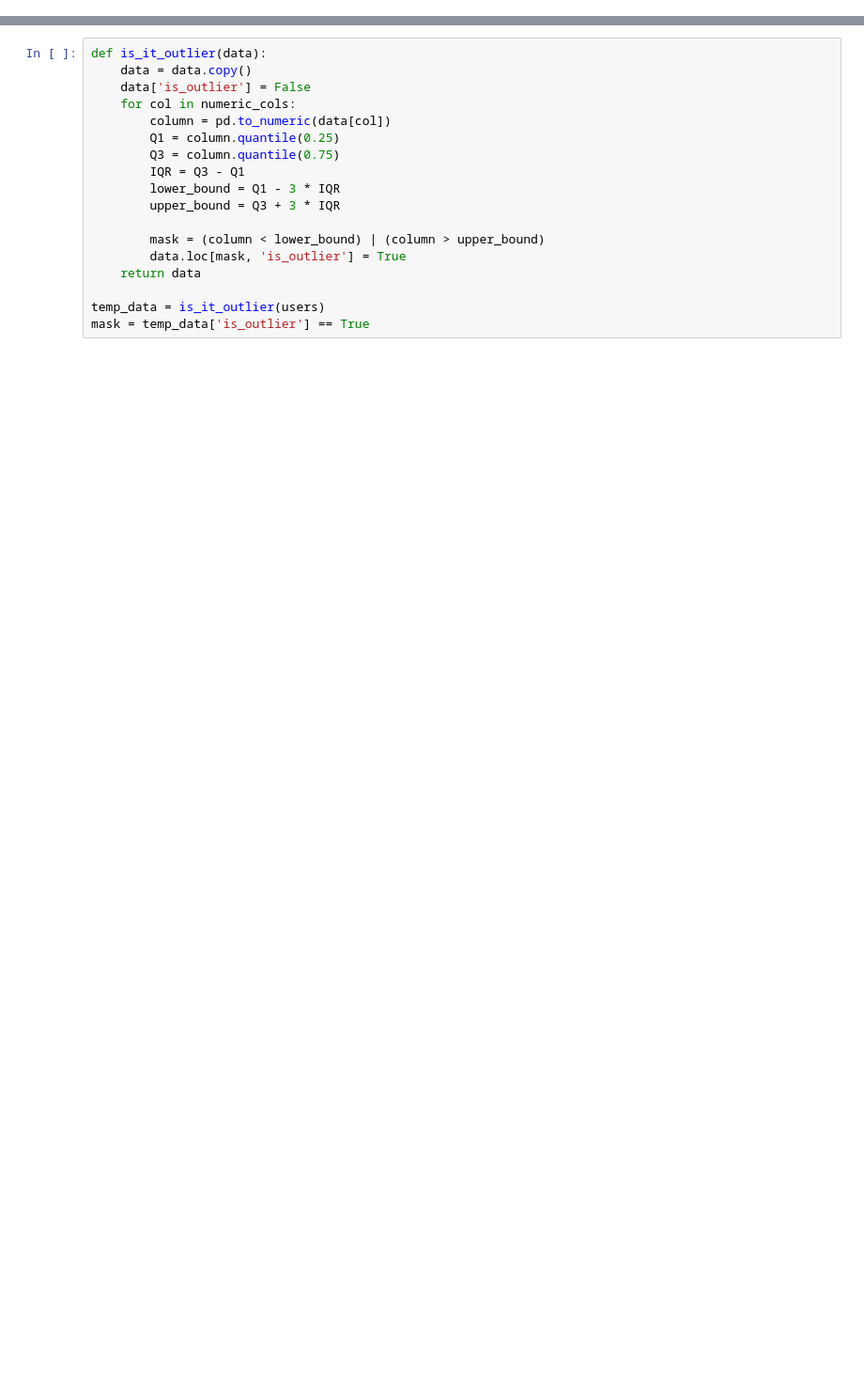
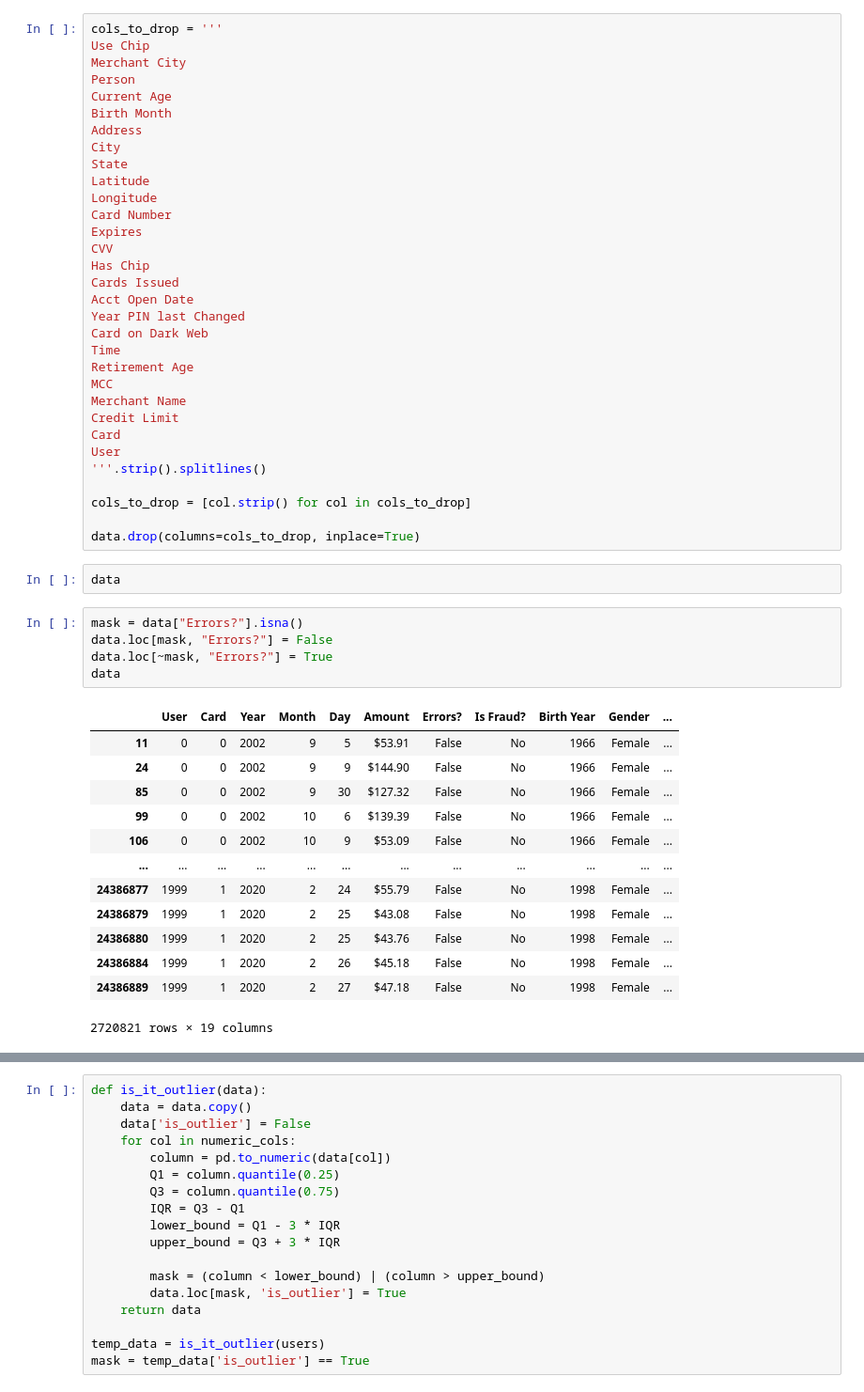
Before and after one commit to LivetaK/Fraud, a Jupyter notebook: data_preparation.ipynb, the cells around one changed output, grey strips where cells are left out. Shown at 94% size. Drawn from its saved outputs; the diff is of its cells as text; blank space fills up the shorter version.

```diff
--- a/data_preparation.ipynb
+++ b/data_preparation.ipynb
@@ -59,0 +180,53 @@ transactions
+# %%
+cols_to_drop = '''
+Use Chip
+Merchant City
+Person
+Current Age
+Birth Month
+Address
+City
+State
+Latitude
+Longitude
+Card Number
+Expires
+CVV
+Has Chip
+Cards Issued
+Acct Open Date
+Year PIN last Changed
+Card on Dark Web
+Time
+Retirement Age
+MCC
+Merchant Name
+Credit Limit
+Card
+User
+'''.strip().splitlines()
+
+cols_to_drop = [col.strip() for col in cols_to_drop]
+
+data.drop(columns=cols_to_drop, inplace=True)
+# %%
+data
+# %%
+mask = data["Errors?"].isna()
+data.loc[mask, "Errors?"] = False
+data.loc[~mask, "Errors?"] = True
+data
+# %% [output]
+|  | User | Card | Year | Month | Day | Amount | Errors? | Is Fraud? | Birth Year | Gender | ... |
+| 11 | 0 | 0 | 2002 | 9 | 5 | $53.91 | False | No | 1966 | Female | ... |
+| 24 | 0 | 0 | 2002 | 9 | 9 | $144.90 | False | No | 1966 | Female | ... |
+| 85 | 0 | 0 | 2002 | 9 | 30 | $127.32 | False | No | 1966 | Female | ... |
+| 99 | 0 | 0 | 2002 | 10 | 6 | $139.39 | False | No | 1966 | Female | ... |
+| 106 | 0 | 0 | 2002 | 10 | 9 | $53.09 | False | No | 1966 | Female | ... |
+| ... | ... | ... | ... | ... | ... | ... | ... | ... | ... | ... | ... |
+| 24386877 | 1999 | 1 | 2020 | 2 | 24 | $55.79 | False | No | 1998 | Female | ... |
+| 24386879 | 1999 | 1 | 2020 | 2 | 25 | $43.08 | False | No | 1998 | Female | ... |
+| 24386880 | 1999 | 1 | 2020 | 2 | 25 | $43.76 | False | No | 1998 | Female | ... |
+| 24386884 | 1999 | 1 | 2020 | 2 | 26 | $45.18 | False | No | 1998 | Female | ... |
+| 24386889 | 1999 | 1 | 2020 | 2 | 27 | $47.18 | False | No | 1998 | Female | ... |
+2720821 rows × 19 columns
```
Also changed, not shown: parts of 42 cells of this notebook, 1 other file.
